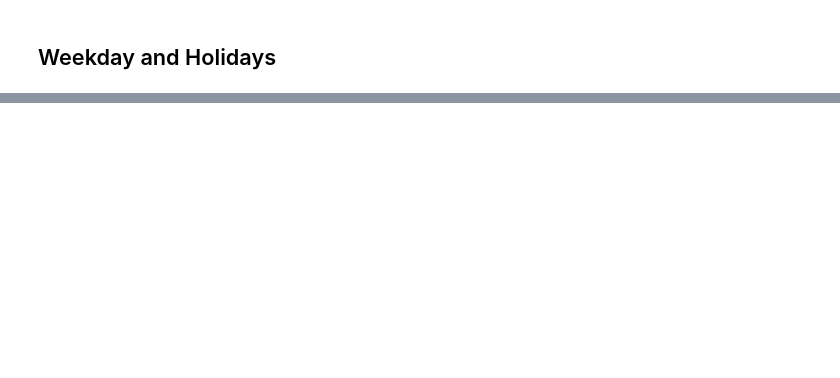
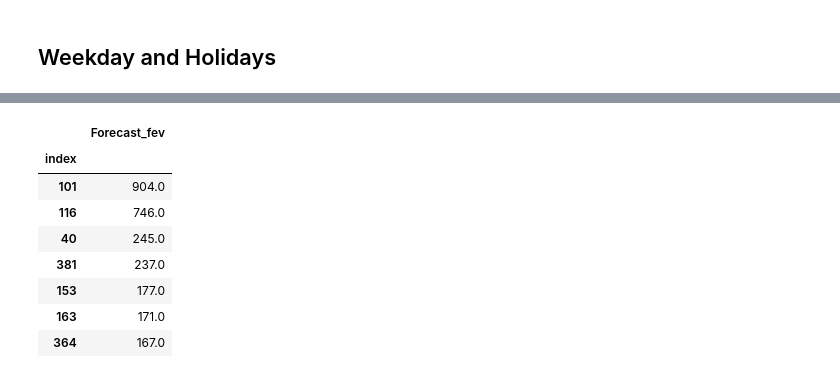
Before and after one commit to Faluhelyi/tcc_est_unb, a Jupyter notebook: scripts/main.ipynb, the cells around one changed output, grey strips where cells are left out. Cells and saved outputs as stored; diff of their text form; code cells hidden in the pictures; blank space fills up the shorter version.

```diff
--- a/scripts/main.ipynb
+++ b/scripts/main.ipynb
@@ -104,6 +111,0 @@ Y_test_df = Y_ts[(Y_ts.ds <= '2011-02-28') & (Y_ts.ds >= '2011-02-01')]
-# %%
-from statsforecast import StatsForecast #Imports the core StatsForecast class
-from statsforecast.models import AutoARIMA, AutoETS, Naive #Imports the models you will use
-
-season_length = 365.25 # Daily data (freq. as week)
-horizon = len(Y_test_df) # Predict the lenght of the test df
@@ -284,0 +340,19 @@ f 2023-01-04
+# %%
+forecast = pd.DataFrame({'Forecast_fev': np.sum(submission_file.round(0), axis = 1).values, 'index':np.sum(submission_file.round(0), axis = 1).index}).set_index('index')\
+    .sort_values('Forecast_fev', ascending=False)
+
+true =pd.DataFrame({'True_fev':df_tcc[(df_tcc['data_inversa'] >= '2023-01-01')& (df_tcc['data_inversa'] <= '2023-01-31')].groupby('br')['id'].count().values,\
+                    'index':df_tcc[(df_tcc['data_inversa'] >= '2023-01-01')& (df_tcc['data_inversa'] <= '2023-01-31')].groupby('br')['id'].count().index})\
+                        .set_index('index').sort_values('True_fev', ascending=False)
+# %%
+forecast.iloc[0:7,:]
+# %% [output]
+|  | Forecast_fev |
+| index |  |
+| 101 | 904.0 |
+| 116 | 746.0 |
+| 40 | 245.0 |
+| 381 | 237.0 |
+| 153 | 177.0 |
+| 163 | 171.0 |
+| 364 | 167.0 |
```
Also changed, not shown: parts of 34 cells of this notebook, 7 other files.
